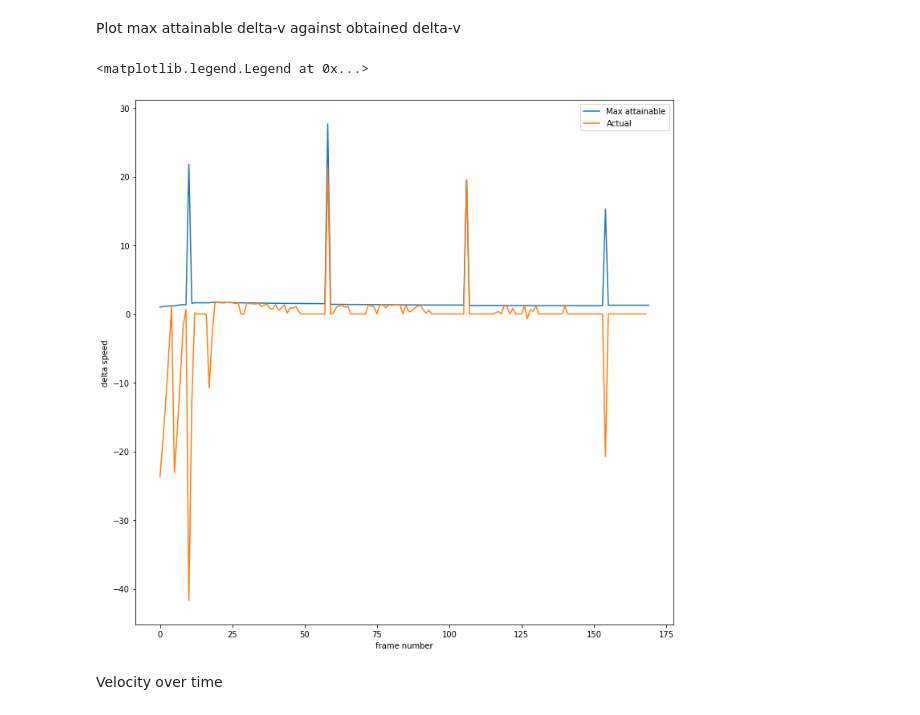
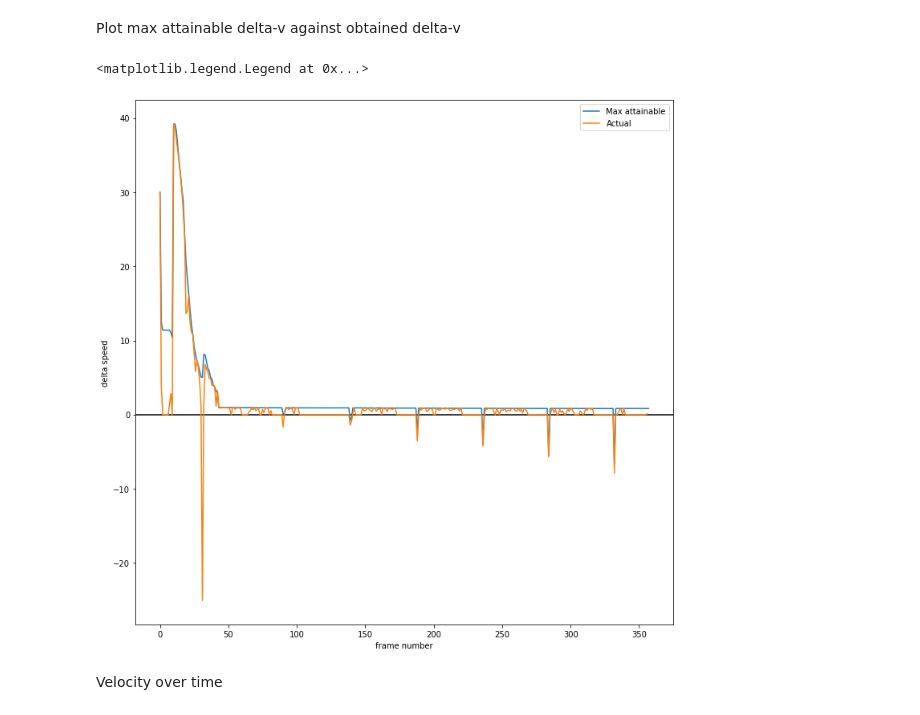
Before and after one commit to matthewearl/q1physrl, a Jupyter notebook: notebooks/Analyse.ipynb, the cells around one changed output. Drawn from its saved outputs; the diff is of its cells as text; code cells hidden in the pictures.

```diff
--- a/notebooks/Analyse.ipynb
+++ b/notebooks/Analyse.ipynb
@@ -23,12 +23,12 @@ ray.init()
 # %%
 config = env.Config(
     num_envs=1,
-    auto_jump=True,
+    auto_jump=False,
     time_limit=5,
     key_press_delay=0.3,
     initial_yaw_range=(0, 360),
     max_initial_speed=700,
-    zero_start_prob=0.1,
+    zero_start_prob=1.0,
 )
 
 trainer = train.make_trainer(train.make_run_config(config))
@@ -122,14 +139,15 @@ plt.show()
 Plot max attainable delta-v against obtained delta-v
 # %%
 plt.figure(figsize=(12, 12))
+plt.axhline(0, color='black')
 plt.xlabel('frame number')
 plt.ylabel('delta speed')
-plt.plot(np.max(delta_speeds, axis=0), label='Max attainable')
+plt.plot(np.max(r.hypothetical_delta_speeds, axis=0), label='Max attainable')
 plt.plot(np.diff(np.linalg.norm(r.player_state.vel[:, :2], axis=1)), label='Actual')
 plt.legend()
 # %% [output]
 <matplotlib.legend.Legend at 0x...>
-[figure, old version]
+[figure, new version]
 # %% [markdown]
 Velocity over time
 # %%
```
Also changed, not shown: parts of 11 cells of this notebook, 5 other files.
